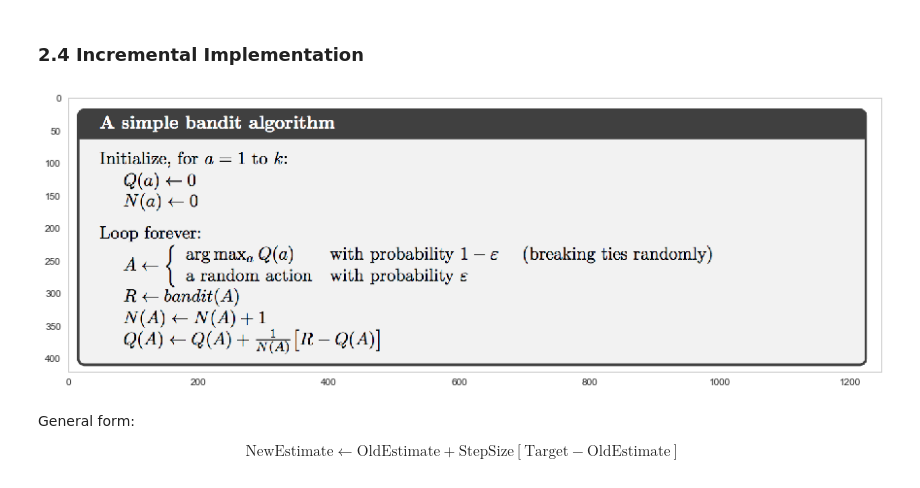
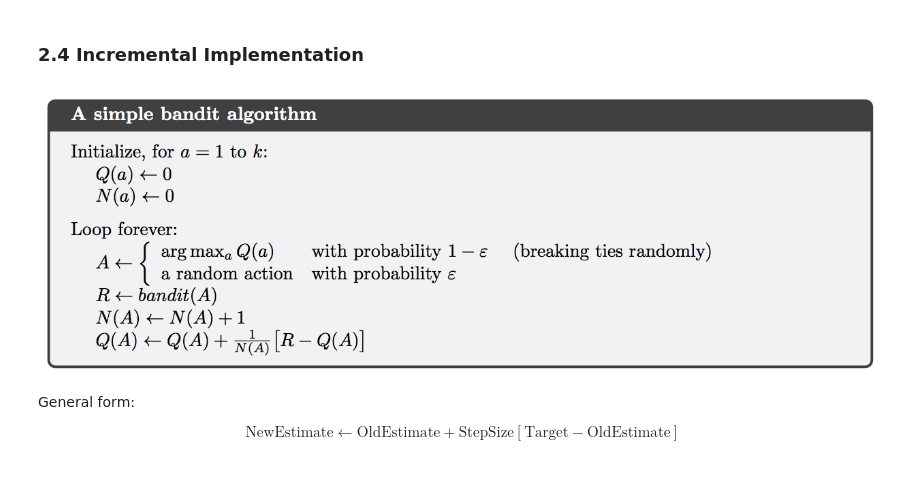
Before and after one commit to facaiy/book_notes, a Jupyter notebook: Reinforcement_Learing_An_Introduction/Multi-armed_Bandits/note.ipynb, the cells around one changed output. Saved outputs shown, nothing was run; the diff lists cells and outputs as text; code cells hidden in the pictures.

```diff
--- a/Reinforcement_Learing_An_Introduction/Multi-armed_Bandits/note.ipynb
+++ b/Reinforcement_Learing_An_Introduction/Multi-armed_Bandits/note.ipynb
@@ -182,9 +174,9 @@ results["opt_actions_rate"].plot()
 # %% [markdown]
 ### 2.4 Incremental Implementation
 # %%
-show_image('./res/fig_simple.png', figsize=(15, 8), show_grid=False)
+Image('./res/fig_simple.png')
 # %% [output]
-[figure, old version]
+[figure, new version]
 # %% [markdown]
 General form:
 
```
Also changed, not shown: parts of 5 cells of this notebook.
